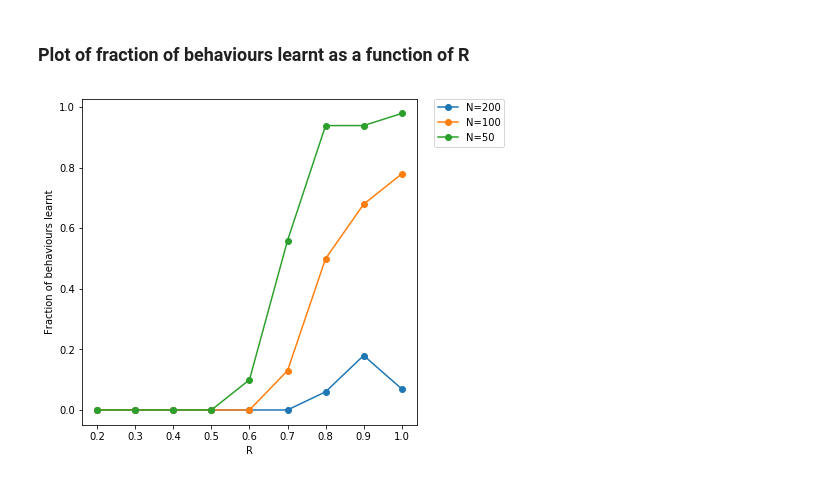
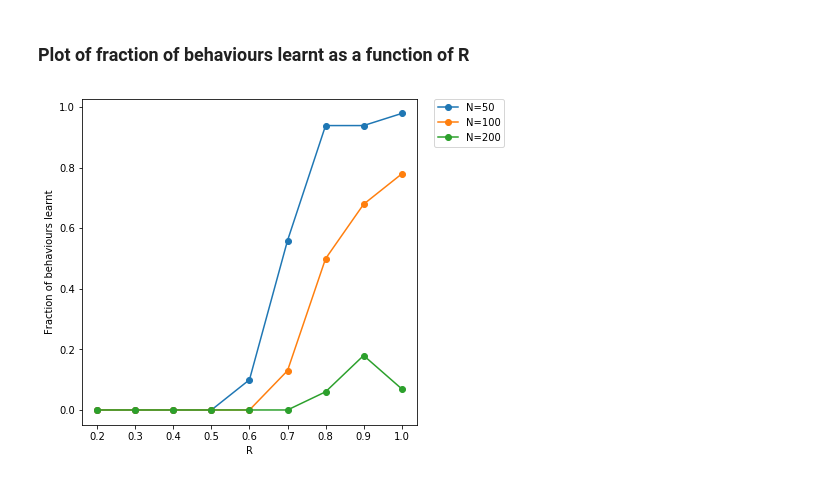
Before and after one commit to ghzhang0/Boulder_2019, a Jupyter notebook: Analyzingoutputs_24july.ipynb, the cells around one changed output. Drawn from its saved outputs; the diff is of its cells as text; code cells hidden in the pictures.

```diff
--- a/Analyzingoutputs_24july.ipynb
+++ b/Analyzingoutputs_24july.ipynb
@@ -173,7 +173,7 @@ for indxN, N in enumerate(range_N):
 # %% [markdown]
 ### Plot of fraction of behaviours learnt as a function of R
 # %%
-for indxN, N in enumerate(range_N):
+for indxN, N in enumerate([50, 100, 200]):
     behaviours_learnt = []
     for R in range_R[:-1]:
 
@@ -183,31 +183,31 @@ for indxN, N in enumerate(range_N):
         w1 = torch.tensor(np.loadtxt(r"Data_24july/weights1_{}_{}.dat".format(N,R)), dtype=torch.float32)
         w2 = torch.tensor(np.loadtxt(r"Data_24july/weights2_{}_{}.dat".format(N,R)), dtype=torch.float32)
         b1 = torch.tensor(np.loadtxt(r"Data_24july/bias1_{}_{}.dat".format(N,R)), dtype=torch.float32)
         b2 = torch.tensor(np.loadtxt(r"Data_24july/bias2_{}_{}.dat".format(N,R)), dtype=torch.float32)
 
         # Using the saved weights to generate predict outputs
         y_pred = actfn(actfn(x.mm(w1)+b1).mm(w2)+b2)
         y_pred = y_pred.detach().numpy()
         y_org = y.detach().numpy()
 
         # Computing binary outputs using different thresholds
         threshold = 0.5
         percent_seqmatch = [0.99]
         for per in percent_seqmatch:
             behaviour = 0
 
             y_pred_binary = np.abs(np.round(y_pred+0.5-threshold))
 
             for j in range(len(y_pred)):
                 s = difflib.SequenceMatcher(None, y_org[j],y_pred_binary[j])
                 if s.ratio() > per:
                     behaviour += 1
             behaviours_learnt.append(behaviour/N)
 
     plt.figure(5,figsize=(6,6))
     plt.plot(range_R[:-1],behaviours_learnt,'o-',label='N={}'.format(N))
     plt.xlabel('R')
     plt.ylabel('Fraction of behaviours learnt')
     plt.legend(bbox_to_anchor=(1.05, 1), loc='upper left', borderaxespad=0.)
 # %% [output]
-[figure, old version]
+[figure, new version]
```
Also changed, not shown: parts of 5 cells of this notebook, 1 other file.
